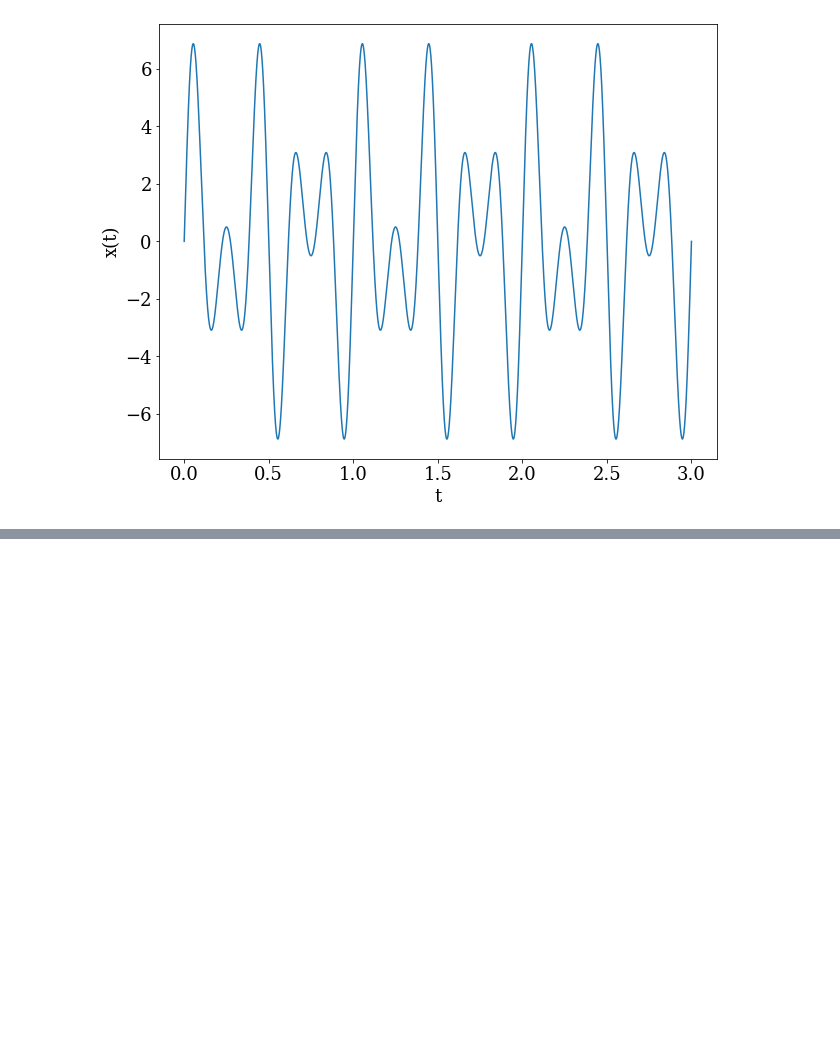
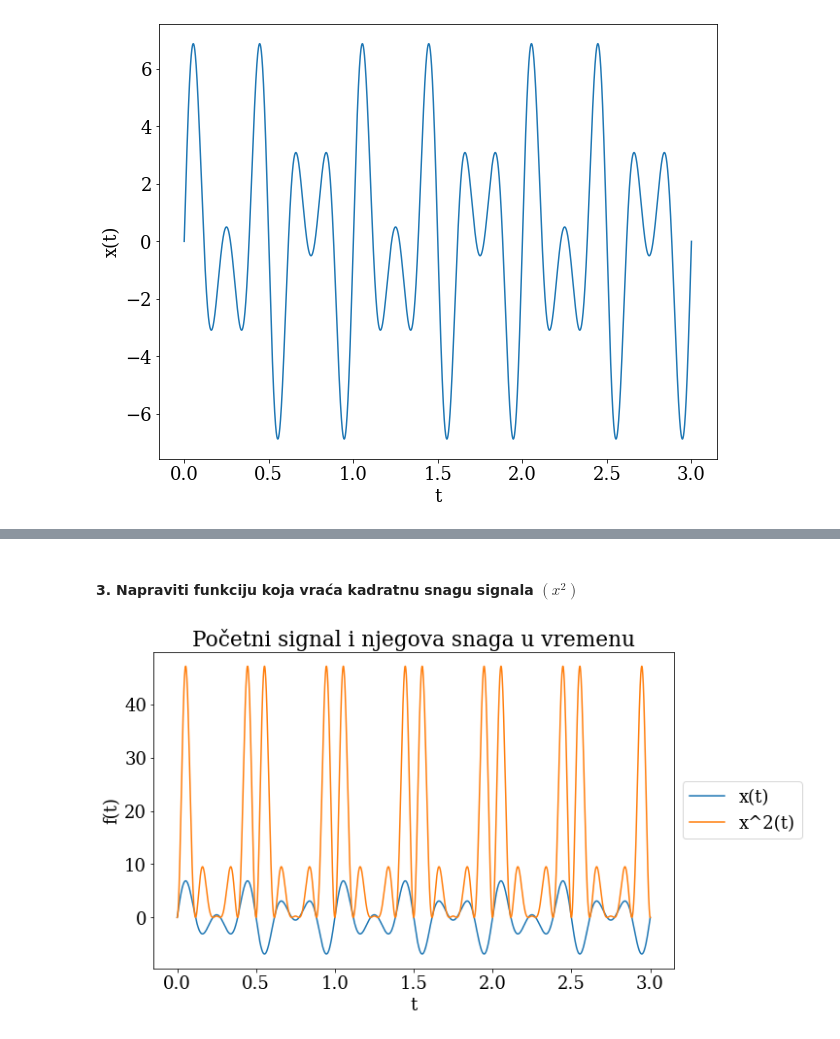
Before and after one commit to pfe-rs/jupyter-testbench, a Jupyter notebook: temp_folder/vezbe2ijk.ipynb, the cells around one changed output, grey strips where cells are left out. Saved outputs shown, nothing was run; the diff lists cells and outputs as text; code cells hidden in the pictures; blank space fills up the shorter version.

```diff
--- a/temp_folder/vezbe2ijk.ipynb
+++ b/temp_folder/vezbe2ijk.ipynb
@@ -64,0 +80,23 @@ plt.show()
+# %% [markdown]
+#### 3. Napraviti funkciju koja vraća kadratnu snagu signala $(x^2)$
+# %%
+def squarePower(x: np.array) -> np.array:
+    # Implementirati ovaj deo
+    return y
+
+y = squarePower(x)
+
+mpl.rc('font', family = 'serif', size = 18)
+
+fig2, ax = plt.subplots(figsize = (12,6))
+ax.set_title("Početni signal i njegova snaga u vremenu")
+ax.set_xlabel("t")
+ax.plot(t, x, label='x(t)')
+ax.plot(t, y, label='x^2(t)')
+box = ax.get_position()
+ax.set_position([box.x0, box.y0, box.width * 0.8, box.height])
+ax.legend(loc='center left', bbox_to_anchor=(1, 0.5))
+
+plt.show()
+# %% [output]
+[figure, added]
```
Also changed, not shown: parts of 6 cells of this notebook, 6 other files.
